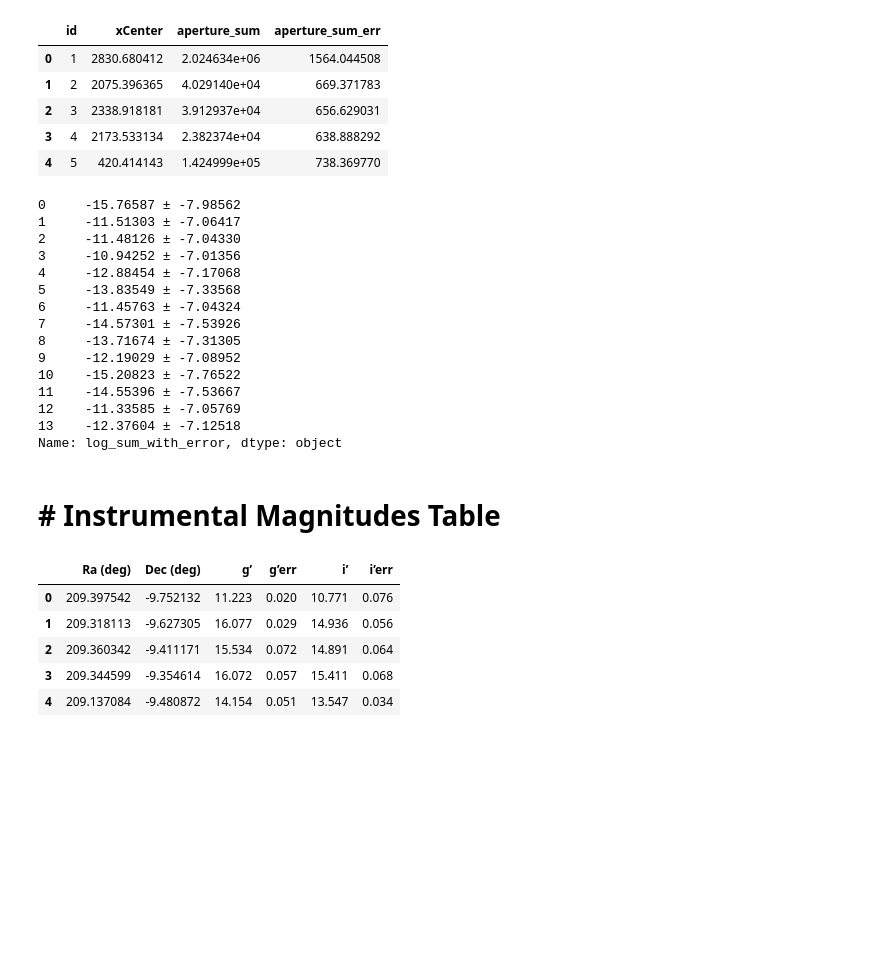
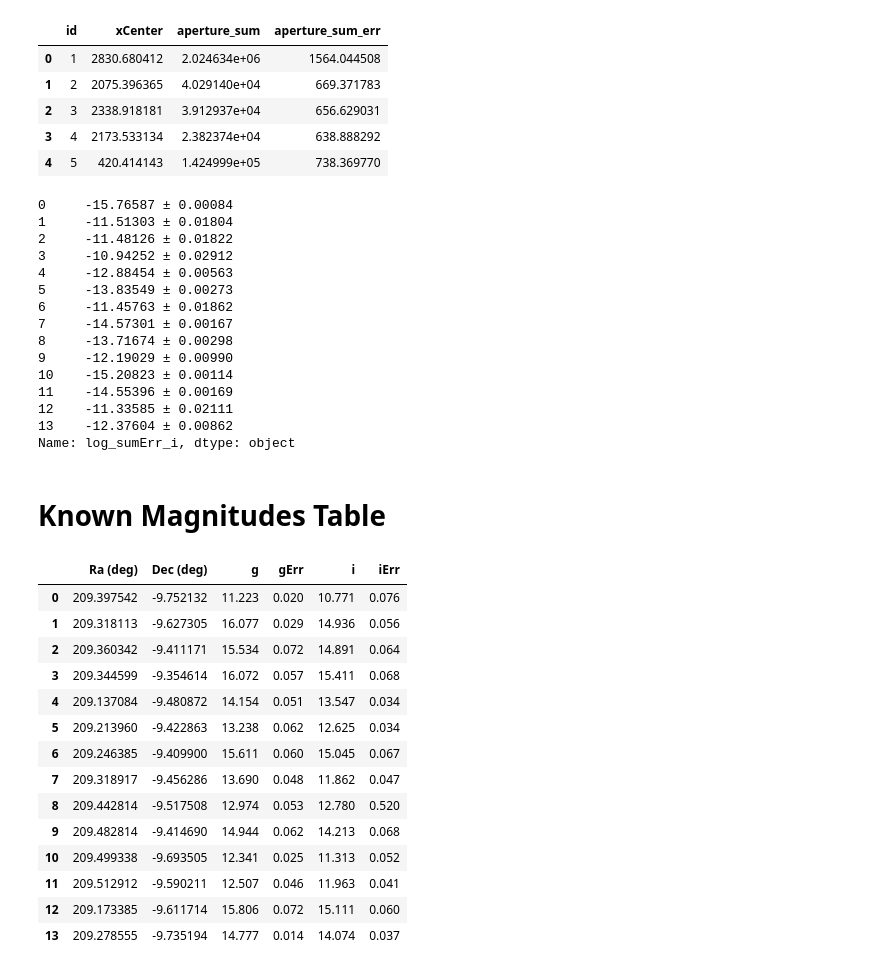
Before and after one commit to 1101-Chavez-Jonathan/greatBasinFilterCalibration, a Jupyter notebook: Step3_ErrorPropogation/magnitudeCalculation.ipynb, the cells around one changed output. Cells and saved outputs as stored; diff of their text form; code cells hidden in the pictures; blank space fills up the shorter version.

```diff
--- a/Step3_ErrorPropogation/magnitudeCalculation.ipynb
+++ b/Step3_ErrorPropogation/magnitudeCalculation.ipynb
@@ -87,43 +69,52 @@ df.head()
 | 3 | 4 | 2173.533134 | 2.382374e+04 | 638.888292 |
 | 4 | 5 | 420.414143 | 1.424999e+05 | 738.369770 |
 # %%
-df['log_sum'] = -2.5 * np.log10(df['aperture_sum'])
-df['log_err'] = -2.5 * np.log10(df['aperture_sum_err'])
+df['log_sumi'] = -2.5 * np.log10(df['aperture_sum'])
+df['magnitude_err'] = 2.5 / (np.log(10) * df['aperture_sum']) * df['aperture_sum_err']
 
-df['log_sum_with_error'] = df.apply(lambda row: f"{row['log_sum']:.5f} ± {row['log_err']:.5f}", axis=1)
-print(df.log_sum_with_error)
+df['log_sumErr_i'] = df.apply(lambda row: f"{row['log_sumi']:.5f} ± {row['magnitude_err']:.5f}", axis=1)
+print(df.log_sumErr_i)
 # %% [output]
-0     -15.76587 ± -7.98562
-1     -11.51303 ± -7.06417
-2     -11.48126 ± -7.04330
-3     -10.94252 ± -7.01356
-4     -12.88454 ± -7.17068
-5     -13.83549 ± -7.33568
-6     -11.45763 ± -7.04324
-7     -14.57301 ± -7.53926
-8     -13.71674 ± -7.31305
-9     -12.19029 ± -7.08952
-10    -15.20823 ± -7.76522
-11    -14.55396 ± -7.53667
-12    -11.33585 ± -7.05769
-13    -12.37604 ± -7.12518
-Name: log_sum_with_error, dtype: object
+0     -15.76587 ± 0.00084
+1     -11.51303 ± 0.01804
+2     -11.48126 ± 0.01822
+3     -10.94252 ± 0.02912
+4     -12.88454 ± 0.00563
+5     -13.83549 ± 0.00273
+6     -11.45763 ± 0.01862
+7     -14.57301 ± 0.00167
+8     -13.71674 ± 0.00298
+9     -12.19029 ± 0.00990
+10    -15.20823 ± 0.00114
+11    -14.55396 ± 0.00169
+12    -11.33585 ± 0.02111
+13    -12.37604 ± 0.00862
+Name: log_sumErr_i, dtype: object
 # %% [markdown]
-# # Instrumental Magnitudes Table
+# Known Magnitudes Table
 # %%
 import numpy as np
 import matplotlib.pyplot as plt
 import pandas as pd
 from scipy import odr
 
 df = pd.read_csv(r"C:\Users\Jonathan Chavez\OneDrive\Desktop\GBO-Calibration\instrumentals.csv",
                  sep=",", encoding='cp1252') #Note: In this CSV file, logarithms are already taken
 
-df.head()
+df.head(14)
 # %% [output]
-|  | Ra (deg) | Dec (deg) | g’ | g’err | i’ | i’err |
+|  | Ra (deg) | Dec (deg) | g | gErr | i | iErr |
 | 0 | 209.397542 | -9.752132 | 11.223 | 0.020 | 10.771 | 0.076 |
 | 1 | 209.318113 | -9.627305 | 16.077 | 0.029 | 14.936 | 0.056 |
 | 2 | 209.360342 | -9.411171 | 15.534 | 0.072 | 14.891 | 0.064 |
 | 3 | 209.344599 | -9.354614 | 16.072 | 0.057 | 15.411 | 0.068 |
 | 4 | 209.137084 | -9.480872 | 14.154 | 0.051 | 13.547 | 0.034 |
+| 5 | 209.213960 | -9.422863 | 13.238 | 0.062 | 12.625 | 0.034 |
+| 6 | 209.246385 | -9.409900 | 15.611 | 0.060 | 15.045 | 0.067 |
+| 7 | 209.318917 | -9.456286 | 13.690 | 0.048 | 11.862 | 0.047 |
+| 8 | 209.442814 | -9.517508 | 12.974 | 0.053 | 12.780 | 0.520 |
+| 9 | 209.482814 | -9.414690 | 14.944 | 0.062 | 14.213 | 0.068 |
+| 10 | 209.499338 | -9.693505 | 12.341 | 0.025 | 11.313 | 0.052 |
+| 11 | 209.512912 | -9.590211 | 12.507 | 0.046 | 11.963 | 0.041 |
+| 12 | 209.173385 | -9.611714 | 15.806 | 0.072 | 15.111 | 0.060 |
+| 13 | 209.278555 | -9.735194 | 14.777 | 0.014 | 14.074 | 0.037 |
```
Also changed, not shown: parts of 7 cells of this notebook, 2 other files.
